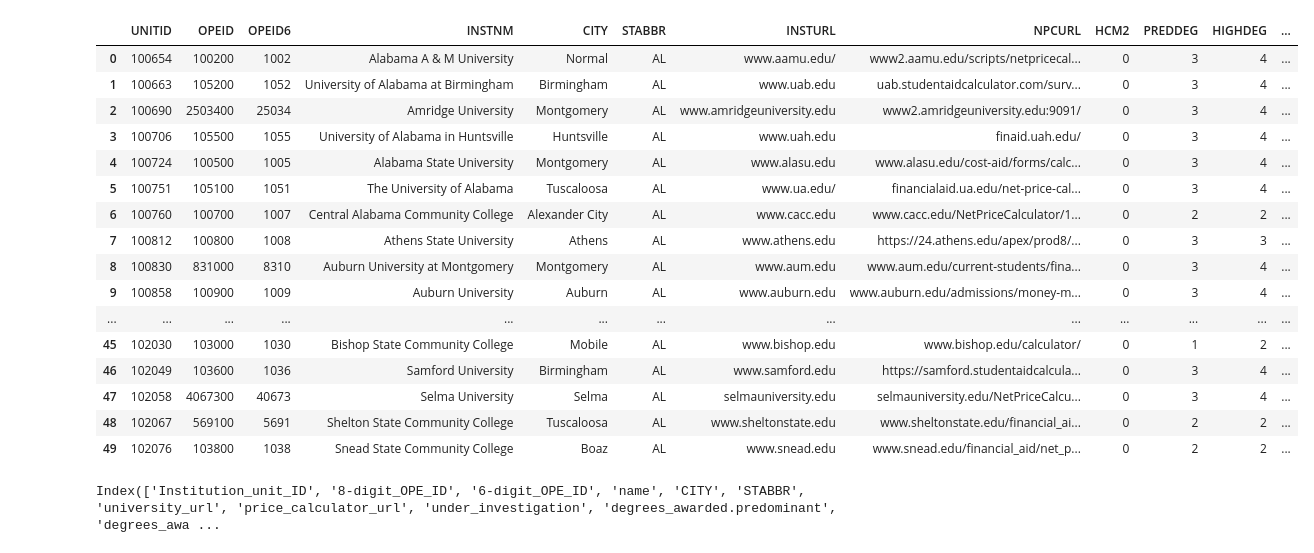
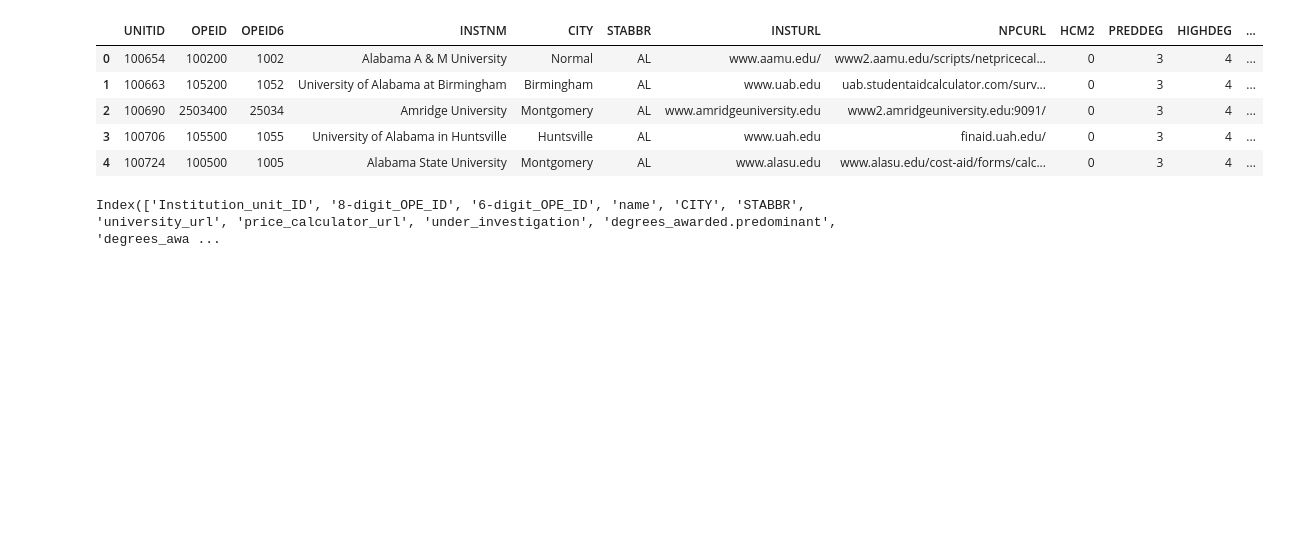
Before and after one commit to mparayil/Scorecard-Analysis, a Jupyter notebook: SAT & Scorecard analysis.ipynb, the cells around one changed output. Drawn from its saved outputs; the diff is of its cells as text; code cells hidden in the pictures; blank space fills up the shorter version.

```diff
--- a/SAT & Scorecard analysis.ipynb
+++ b/SAT & Scorecard analysis.ipynb
@@ -13,25 +13,14 @@ pd.set_option('display.width', 1000)
 # set viewing options
 # %%
 df1 = pd.read_csv('Most-Recent-Cohorts-Scorecard-Elements.csv')
-df1.head(50)
+df1.head()
 # %% [output]
 |  | UNITID | OPEID | OPEID6 | INSTNM | CITY | STABBR | INSTURL | NPCURL | HCM2 | PREDDEG | HIGHDEG | ... |
 | 0 | 100654 | 100200 | 1002 | Alabama A & M University | Normal | AL | www.aamu.edu/ | www2.aamu.edu/scripts/netpricecal... | 0 | 3 | 4 | ... |
 | 1 | 100663 | 105200 | 1052 | University of Alabama at Birmingham | Birmingham | AL | www.uab.edu | uab.studentaidcalculator.com/surv... | 0 | 3 | 4 | ... |
 | 2 | 100690 | 2503400 | 25034 | Amridge University | Montgomery | AL | www.amridgeuniversity.edu | www2.amridgeuniversity.edu:9091/ | 0 | 3 | 4 | ... |
 | 3 | 100706 | 105500 | 1055 | University of Alabama in Huntsville | Huntsville | AL | www.uah.edu | finaid.uah.edu/ | 0 | 3 | 4 | ... |
 | 4 | 100724 | 100500 | 1005 | Alabama State University | Montgomery | AL | www.alasu.edu | www.alasu.edu/cost-aid/forms/calc... | 0 | 3 | 4 | ... |
-| 5 | 100751 | 105100 | 1051 | The University of Alabama | Tuscaloosa | AL | www.ua.edu/ | financialaid.ua.edu/net-price-cal... | 0 | 3 | 4 | ... |
-| 6 | 100760 | 100700 | 1007 | Central Alabama Community College | Alexander City | AL | www.cacc.edu | www.cacc.edu/NetPriceCalculator/1... | 0 | 2 | 2 | ... |
-| 7 | 100812 | 100800 | 1008 | Athens State University | Athens | AL | www.athens.edu | https://24.athens.edu/apex/prod8/... | 0 | 3 | 3 | ... |
-| 8 | 100830 | 831000 | 8310 | Auburn University at Montgomery | Montgomery | AL | www.aum.edu | www.aum.edu/current-students/fina... | 0 | 3 | 4 | ... |
-| 9 | 100858 | 100900 | 1009 | Auburn University | Auburn | AL | www.auburn.edu | www.auburn.edu/admissions/money-m... | 0 | 3 | 4 | ... |
-| ... | ... | ... | ... | ... | ... | ... | ... | ... | ... | ... | ... | ... |
-| 45 | 102030 | 103000 | 1030 | Bishop State Community College | Mobile | AL | www.bishop.edu | www.bishop.edu/calculator/ | 0 | 1 | 2 | ... |
-| 46 | 102049 | 103600 | 1036 | Samford University | Birmingham | AL | www.samford.edu | https://samford.studentaidcalcula... | 0 | 3 | 4 | ... |
-| 47 | 102058 | 4067300 | 40673 | Selma University | Selma | AL | selmauniversity.edu | selmauniversity.edu/NetPriceCalcu... | 0 | 3 | 4 | ... |
-| 48 | 102067 | 569100 | 5691 | Shelton State Community College | Tuscaloosa | AL | www.sheltonstate.edu | www.sheltonstate.edu/financial_ai... | 0 | 2 | 2 | ... |
-| 49 | 102076 | 103800 | 1038 | Snead State Community College | Boaz | AL | www.snead.edu | www.snead.edu/financial_aid/net_p... | 0 | 2 | 2 | ... |
 # %%
 df1.rename(columns={'UNITID': 'Institution_unit_ID', 'OPEID':'8-digit_OPE_ID', 'OPEID6':'6-digit_OPE_ID', 'INSTNM': 'name', 'INSTURL': 'university_url',
                          'NPCURL': 'price_calculator_url', 'HCM2': 'under_investigation', 'PREDDEG':'degrees_awarded.predominant', 'HIGHDEG':'degrees_awarded.highest',
```
Also changed, not shown: parts of 4 cells of this notebook.
